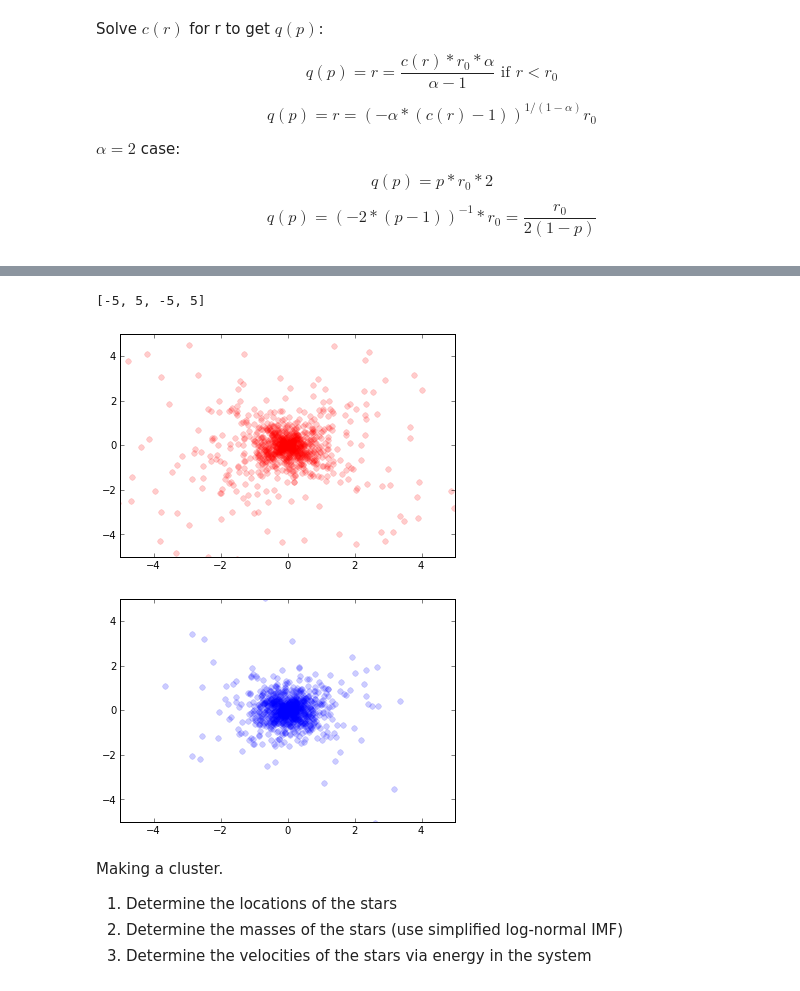
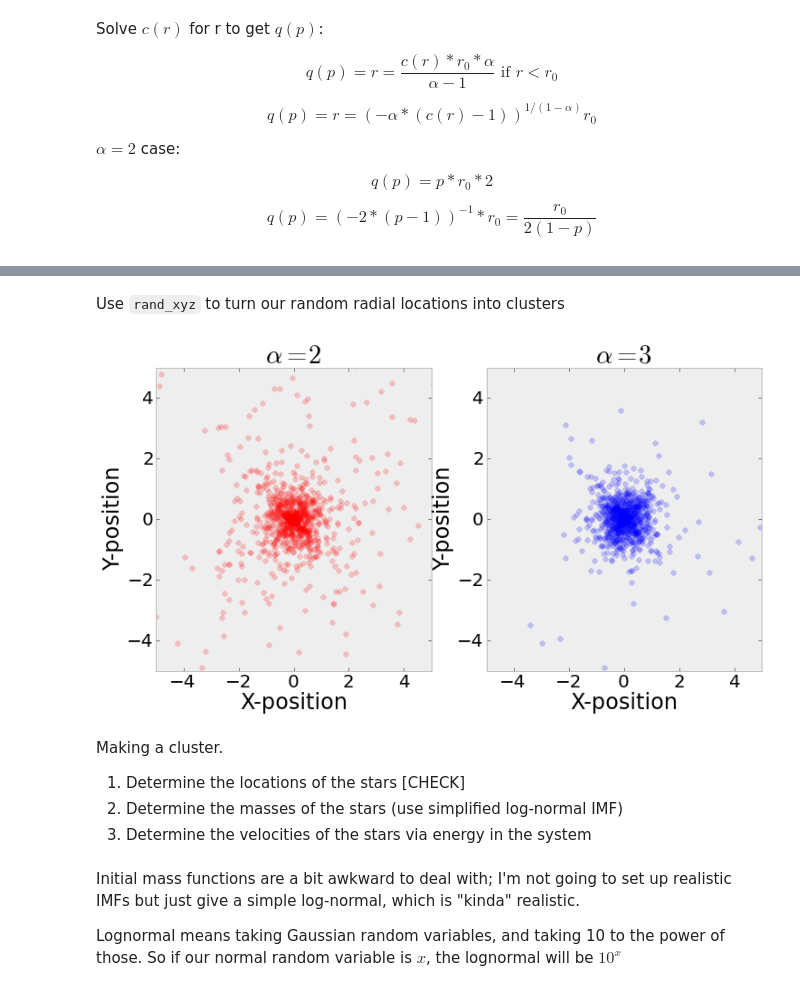
Before and after one commit to hongliliu/astr2600_notebooks, a Jupyter notebook: SamplingFromDistributions.ipynb, the cells around one changed output, grey strips where cells are left out. Saved outputs shown, nothing was run; the diff lists cells and outputs as text; code cells hidden in the pictures.

```diff
--- a/SamplingFromDistributions.ipynb
+++ b/SamplingFromDistributions.ipynb
@@ -2,0 +10,11 @@ Simple demonstration: sampling from a normal distribution
+# %%
+import itertools
+import scipy.stats
+rcParams['patch.facecolor'] = "348ABD"#, 7A68A6, 467821, CF4457, 188487, E24A33"
+rcParams['axes.color_cycle'] = "348ABD, A60628, 7A68A6, 467821, CF4457, 188487, E24A33".split(", ")
+rcParams['axes.facecolor'] = "eeeeee"   # axes background color
+rcParams['axes.edgecolor'] = "bcbcbc"   # axes edge color
+rcParams['axes.titlesize'] = "x-large"   # fontsize of the axes title
+rcParams['axes.labelsize'] = "large"  # fontsize of the x any y labels
+rcParams['lines.linewidth'] = 2
+rcParams['font.size'] = 20
@@ -20,0 +123,9 @@ print x[np.searchsorted(c_normal(x),0.5)]
+# %%
+# make our "x-array" go from -3-sigma to 3-sigma
+x = linspace(-3,3,1000)
+# compute the CDF
+cdf = c_normal(x)
+# Hunt for our p-value
+p = 0.85
+a = np.searchsorted(cdf,p)
+print "For probability p=%f, the index is %i, and the score is %f" % (p,a,x[a])
@@ -136,9 +302,7 @@ figure(1); clf()
 figure(2); clf()
 for ii in xrange(10):
     r = np.random.rand(1000)
-    figure(1)
+    figure(1); xlabel("Radius"); ylabel("Number of Stars")
     hist(q_cluster(r,alpha=3),bins=linspace(0,100),log=True,alpha=0.3)
-    figure(2)
-    hist(r,bins=linspace(0,1,50),alpha=0.3)
     print "rmax: ",r.max()," q(rmax): ",q_cluster(r.max())," c(q(rmax)): ",c_cluster(q_cluster(r.max()))
 # %% [output]
@@ -157,8 +321,11 @@ rmax:  0.999567075469  q(rmax):  1154.93570832  c(q(rmax)):  0.999567075469
 # %%
 def rand_xyz(r):
+    """This function takes a scalar random variable and turns it into a 3D random vector"""
     randx,randy,randz = rand(r.size)*2-1,rand(r.size)*2-1,rand(r.size)*2-1
     norm = (randx**2+randy**2+randz**2)**0.5
     randx = randx/norm * r
     randy = randy/norm * r
     randz = randz/norm * r
     return randx,randy,randz
+# %% [markdown]
+Use `rand_xyz` to turn our random radial locations into clusters
@@ -165,24 +338,18 @@ def rand_xyz(r):
 # %%
-cluster2_r = q_cluster(rand(1000),alpha=2)
-cluster3_r = q_cluster(rand(1000),alpha=3)
-
-cluster2x,cluster2y,cluster2z = rand_xyz(cluster2_r)
-cluster3x,cluster3y,cluster3z = rand_xyz(cluster3_r)
-
-figure(1);clf()
-plot(cluster2x,cluster2y,marker='.',markersize=10,color=(1,0,0,0.2),linestyle='none')
-axis([-5,5,-5,5])
-figure(2);clf()
-plot(cluster3x,cluster3y,marker='.',markersize=10,color=(0,0,1,0.2),linestyle='none')
-axis([-5,5,-5,5])
+f=figure(figsize=[12,6]); clf(); s=subplot(121)
+p=plot(cluster2x,cluster2y,marker='.',markersize=10,color=(1,0,0,0.2),linestyle='none')
+t=title("$\\alpha=2$"); xl=xlabel("X-position"); yl=ylabel("Y-position")
+a=axis([-5,5,-5,5])
+s=subplot(122)
+p=plot(cluster3x,cluster3y,marker='.',markersize=10,color=(0,0,1,0.2),linestyle='none')
+t=title("$\\alpha=3$")
+a=axis([-5,5,-5,5]); xl=xlabel("X-position"); yl=ylabel("Y-position")
 # %% [output]
-[-5, 5, -5, 5]
-[figure, old version]
+[figure, new version]
-[figure, removed]
 # %% [markdown]
 Making a cluster.
 
-1. Determine the locations of the stars
+1. Determine the locations of the stars  [CHECK]
 2. Determine the masses of the stars  (use simplified log-normal IMF)
 2. Determine the velocities of the stars via energy in the system
 # %%
@@ -192,4 +359,8 @@ def star_velocity(enclosed_mass, radius, starmass=1.):
     energy = enclosed_mass * 6.67e-8 / radius
     velocity = energy**0.5
     return velocity
+# %% [markdown]
+Initial mass functions are a bit awkward to deal with; I'm not going to set up realistic IMFs but just give a simple log-normal, which is "kinda" realistic.
+
+Lognormal means taking Gaussian random variables, and taking 10 to the power of those.  So if our normal random variable is $x$, the lognormal will be $10^x$
 # %%
```
Also changed, not shown: parts of 51 cells of this notebook.
